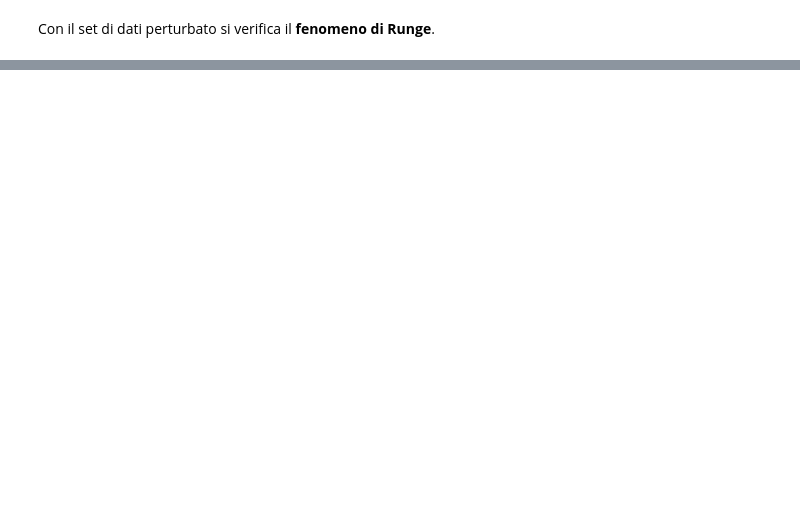
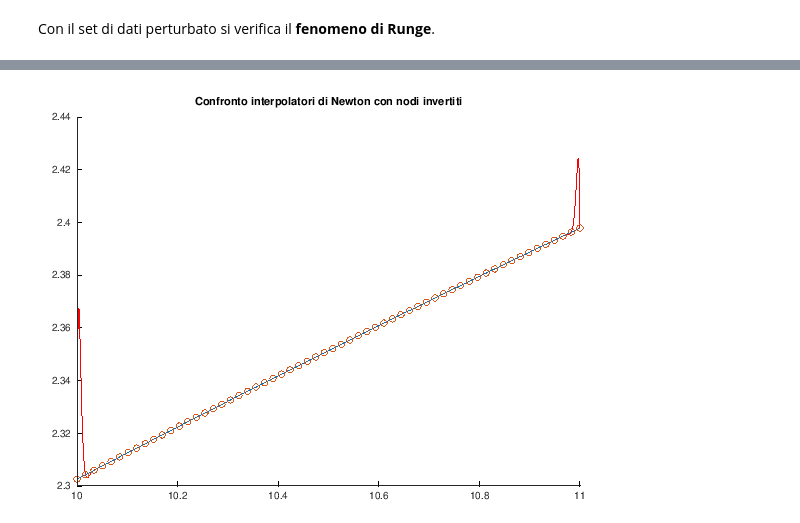
Before and after one commit to rbattistini/numerical-methods, a Jupyter notebook: part_9.ipynb, the cells around one changed output, grey strips where cells are left out. Drawn from its saved outputs; the diff is of its cells as text; code cells hidden in the pictures; blank space fills up the shorter version.

```diff
--- a/part_9.ipynb
+++ b/part_9.ipynb
@@ -407,3 +421,16 @@ error: called from
+# %%
+x_t = fliplr(x); % flip array left to right
+y_t = log(x_t);
+yy_t = interpPolNewton(x_t, y_t, xx);
+
+figure
+plot( xx, yy_t,"r", ...
+      xx, log(xx), ...
+      x,y, "o")
+title("Confronto interpolatori di Newton con nodi invertiti");
+box off
+# %% [output]
+[figure, added]
 # %%
 err_ass = abs(f - yy);
 err_ass_t = abs(f - yy_t);
```
Also changed, not shown: parts of 18 cells of this notebook, 5 other files.
